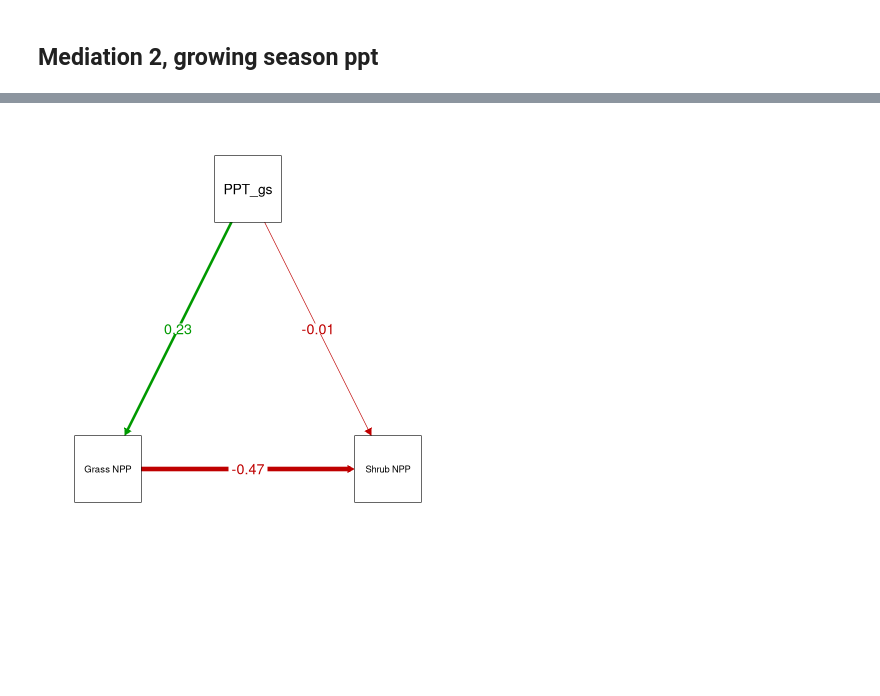
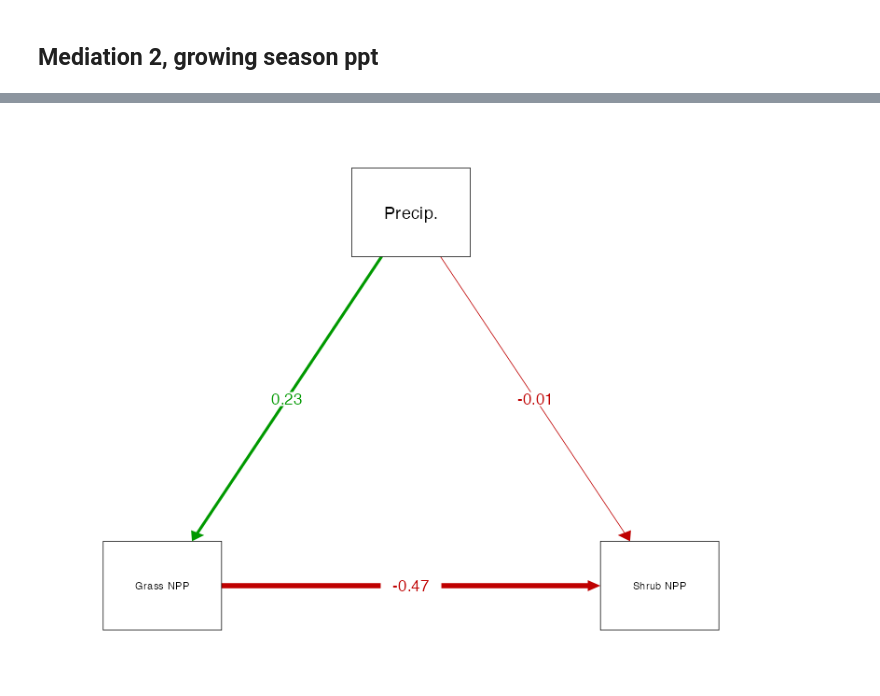
Before and after one commit to jornada-im/pubs-gc-ltreb, a Jupyter notebook: manuscripts/schadenfreude/SEM.ipynb, the cells around one changed output, grey strips where cells are left out. Drawn from its saved outputs; the diff is of its cells as text; code cells hidden in the pictures; blank space fills up the shorter version.

Commit message:
feat(schadenfreude): Update figures in for MS revision 1
* Update to figures 2, 3, 4
* New figures (sorta) S1-S3
* One new figure to come (at least)

```diff
--- a/manuscripts/schadenfreude/SEM.ipynb
+++ b/manuscripts/schadenfreude/SEM.ipynb
@@ -123,11 +120,11 @@ A data.frame: 8 × 8
 # %%
 #png(paste0(out_path, 'fig2sem_med2_gs_2006-2024.png'), width=4, height=4, units='in', res=400)
 #pdf(paste0(out_path, 'fig2sem_med2_gs_2006-2024.pdf'), width=4, height=4)
 med2gs_plot <- semPlot::semPaths(med.2gs.fit, "par",
              sizeMan = 15, sizeInt = 15, sizeLat = 15,
              edge.label.cex=1.5,
              fade=FALSE, residuals=FALSE,
-             nodeLabels=c('Grass NPP', 'Shrub NPP','PPT_gs'))
+             nodeLabels=c('Grass NPP', 'Shrub NPP','Precip.'))
 #dev.off()
 # %% [output]
-[figure, old version]
+[figure, new version]
```
Also changed, not shown: parts of 2 cells of this notebook, 2 other files.
